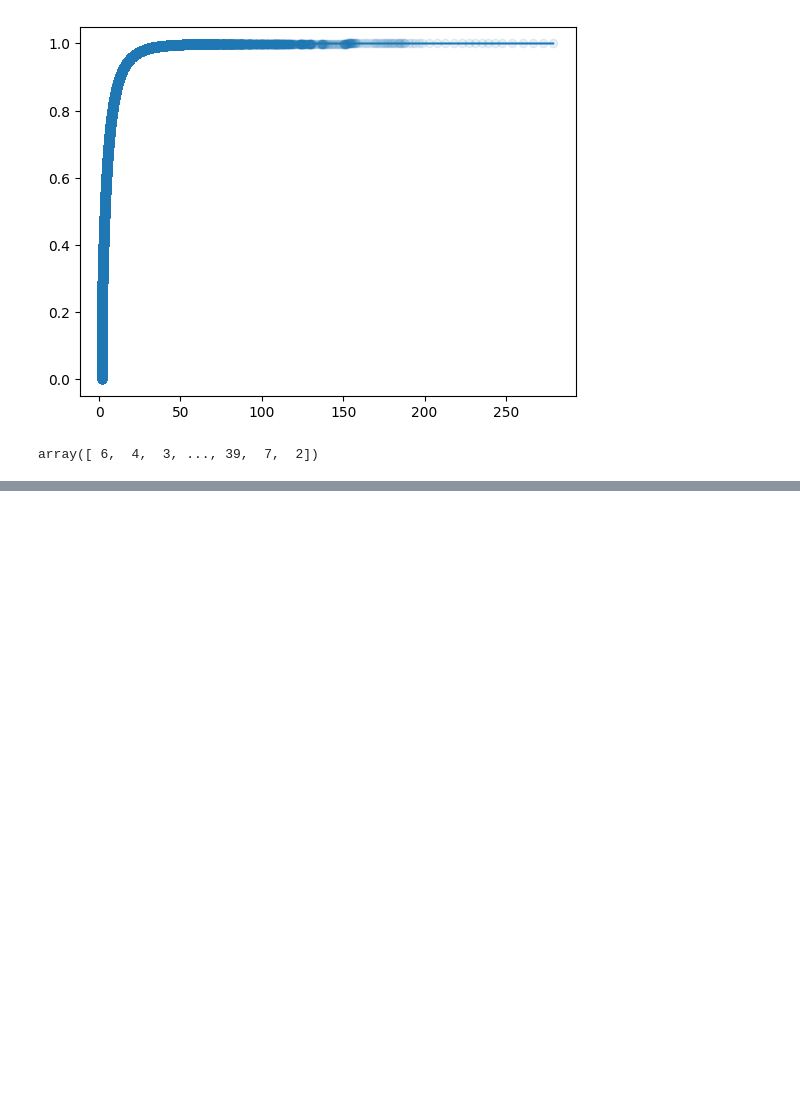
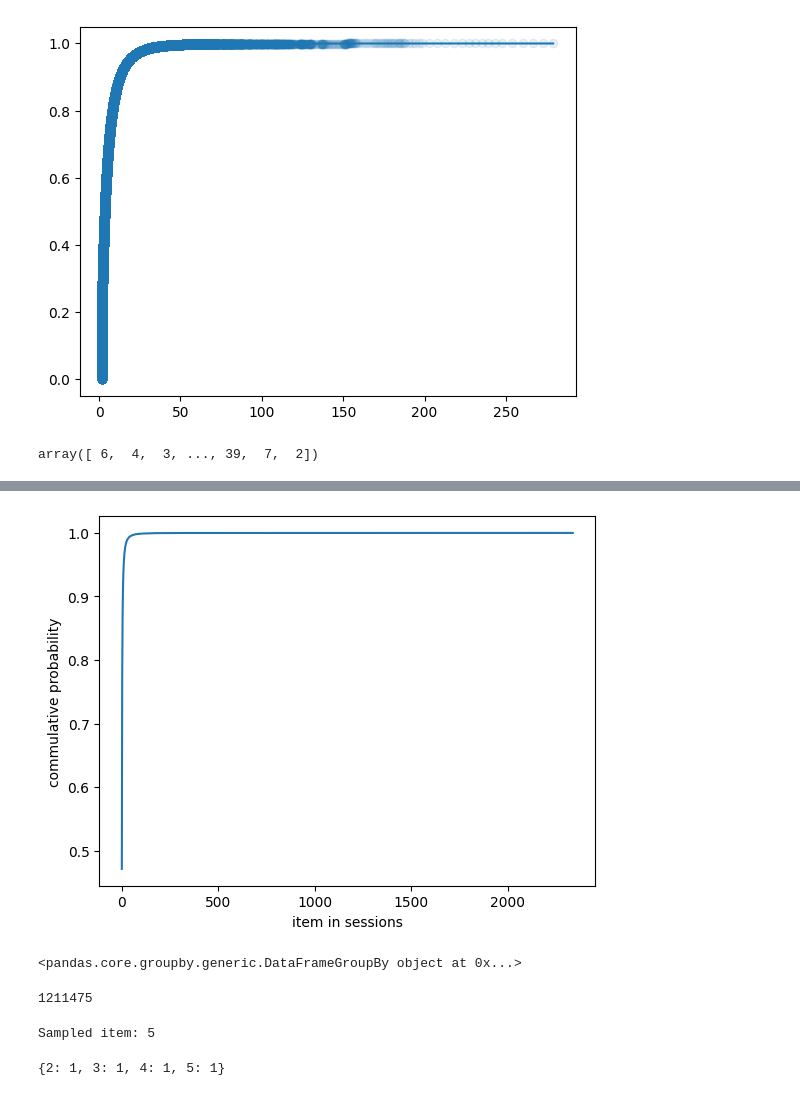
Before and after one commit to bkersbergen/etudelib, a Jupyter notebook: notebooks/inverse_cdf/Inverse transform sampling for discrete distributions.ipynb, the cells around one changed output, grey strips where cells are left out. Saved outputs shown, nothing was run; the diff lists cells and outputs as text; code cells hidden in the pictures; blank space fills up the shorter version.

Commit message:
distribution expansion examples

```diff
--- a/notebooks/inverse_cdf/Inverse transform sampling for discrete distributions.ipynb
+++ b/notebooks/inverse_cdf/Inverse transform sampling for discrete distributions.ipynb
@@ -135,0 +139,4 @@ actual: 10098
+# %%
+L_i = np.array(df.groupby('ItemId').size())
+unique, c_i = np.unique(L_i, return_counts=True)
+unique, c_i
@@ -135,0 +161,3 @@ actual: 10098
+# %%
+p_i=c_i/sum(c_i)
+p_i
@@ -135,0 +182,2 @@ actual: 10098
+# %%
+item_cdf = np.cumsum(p_i)    # cumulative distribution function of a random variable
@@ -135,0 +204,53 @@ actual: 10098
+# %%
+plt.plot(unique, item_cdf)
+plt.xlabel('item in sessions')
+plt.ylabel('commulative probability')
+plt.show()
+# %% [output]
+[figure, added]
+# %%
+df.groupby('ItemId')
+# %% [output]
+<pandas.core.groupby.generic.DataFrameGroupBy object at 0x...>
+# %%
+sum(df.groupby('ItemId').size())
+# %% [output]
+1211475
+# %%
+import random
+
+# Example item distribution
+item_freq = {'A': 20, 'B': 30, 'C': 10, 'D': 40}
+
+# Add Laplace smoothing
+k = 1
+item_freq_smoothed = {k + key: item_freq.get(key, 0) + k for key in range(1, len(item_freq) + 1)}
+
+# Calculate total number of occurrences
+total_occurrences = sum(item_freq_smoothed.values())
+
+# Calculate probabilities for each item
+item_prob = {k: v / total_occurrences for k, v in item_freq_smoothed.items()}
+
+# Normalize probabilities
+norm_prob = {k: v / sum(item_prob.values()) for k, v in item_prob.items()}
+
+# Create a cumulative distribution
+cum_dist = {}
+cumulative = 0
+for k, v in norm_prob.items():
+    cumulative += v
+    cum_dist[k] = cumulative
+
+# Sample from the distribution
+random_num = random.random()
+for k, v in cum_dist.items():
+    if random_num <= v:
+        print("Sampled item:", k)
+        break
+# %% [output]
+Sampled item: 5
+# %%
+item_freq_smoothed
+# %% [output]
+{2: 1, 3: 1, 4: 1, 5: 1}
```
Also changed, not shown: parts of 17 cells of this notebook, 11 other files.
